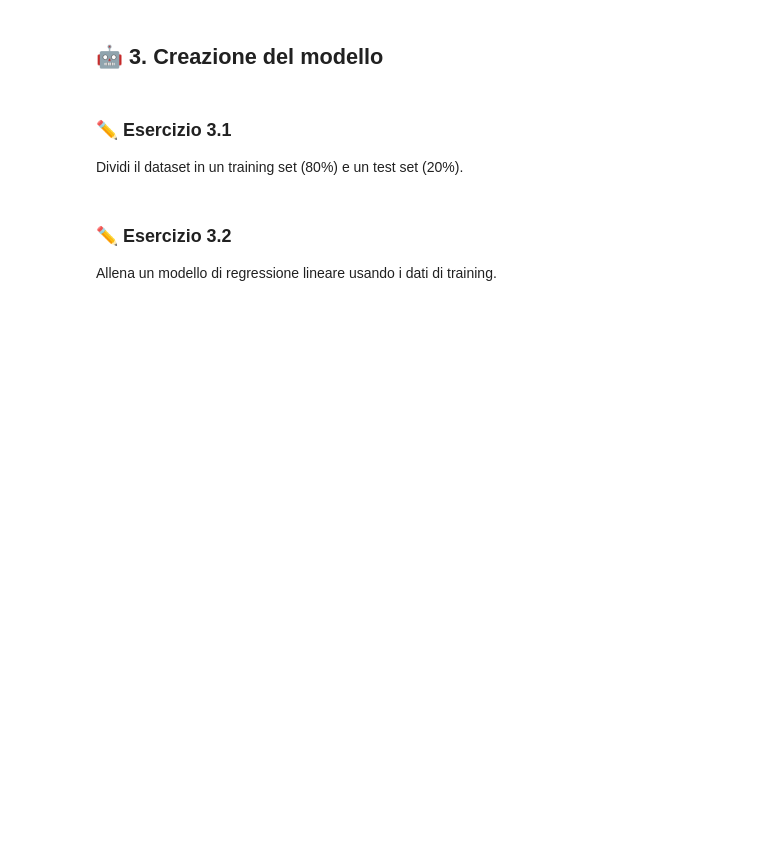
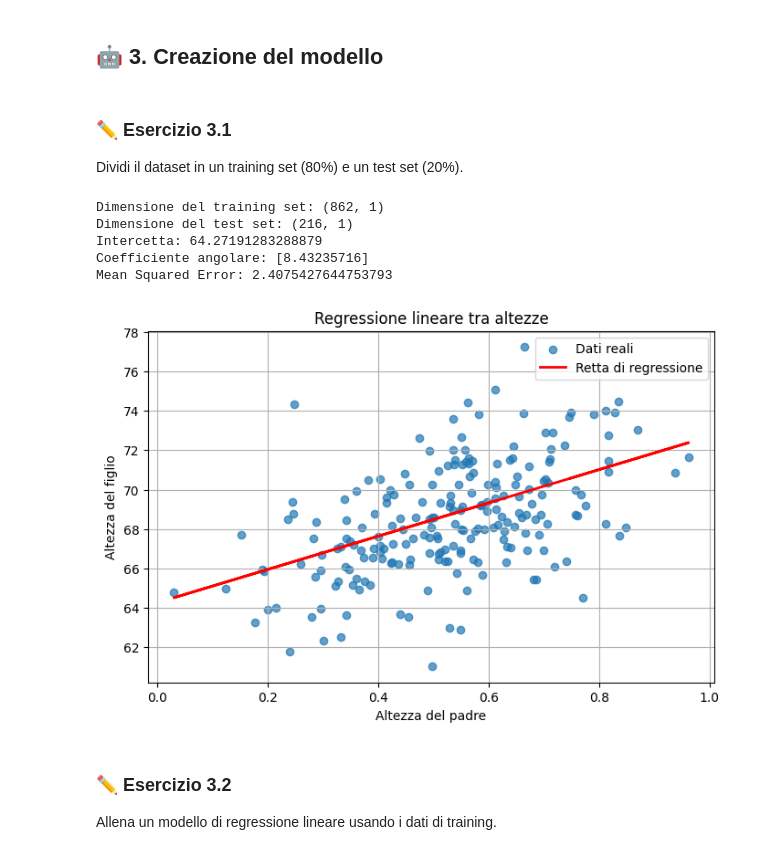
Before and after one commit to KingMagaIII/father-sons, a Jupyter notebook: Regressione_Lineare_Altezze.ipynb, the cells around one changed output. Cells and saved outputs as stored; diff of their text form; code cells hidden in the pictures; blank space fills up the shorter version.

```diff
--- a/Regressione_Lineare_Altezze.ipynb
+++ b/Regressione_Lineare_Altezze.ipynb
@@ -153,6 +173,63 @@ Standardizza o normalizza i dati (opzionale) per sperimentare come cambiano i ri
 Dividi il dataset in un training set (80%) e un test set (20%).
 # %%
 # Esercizio 3.1
+from sklearn.model_selection import train_test_split
+from sklearn.linear_model import LinearRegression
+from sklearn.metrics import mean_squared_error, root_mean_squared_error
+x = dataframe.drop(columns=["sheight"])
+y = dataframe["sheight"]
+
+x_train, x_test, y_train, y_test = train_test_split(x, y, test_size=0.2)
+
+print("Dimensione del training set:", x_train.shape)
+print("Dimensione del test set:", x_test.shape)
+
+#Normalizziamo i dati
+scaler = MinMaxScaler()
+scaler.fit(x_train)
+x_train = scaler.transform(x_train)
+x_test = scaler.transform(x_test)
+
+model = LinearRegression()
+model.fit(x_train, y_train)
+
+print("Intercetta:", model.intercept_)
+print("Coefficiente angolare:", model.coef_)
+
+y_pred = model.predict(x_test)
+mse = root_mean_squared_error(y_test, y_pred)
+print("Mean Squared Error:", mse)
+
+import numpy as np
+def plot_scatter_with_line(x, y, y_pred, x_label=None, y_label=None, title=None):
+    """
+    Crea uno scatter plot con una retta di regressione.
+
+    Parametri:
+    - x: array di valori sull'asse X
+    - y: array di valori sull'asse Y
+    - y_pred: array di valori predetti
+    - x_label: etichetta asse X (opzionale)
+    - y_label: etichetta asse Y (opzionale)
+    - title: titolo del grafico (opzionale)
+    """
+    plt.figure(figsize=(8, 5))
+    plt.scatter(x, y, alpha=0.7, label='Dati reali')
+    plt.plot(x, y_pred, color='red', label='Retta di regressione', linewidth=2)
+    plt.xlabel(x_label if x_label else 'X')
+    plt.ylabel(y_label if y_label else 'Y')
+    plt.title(title if title else 'Scatter plot con retta di regressione')
+    plt.legend()
+    plt.grid(True)
+    plt.show()
+plot_scatter_with_line(x_test[:, 0], y_test, y_pred, "Altezza del padre", "Altezza del figlio", "Regressione lineare tra altezze")
+# %% [output]
+Dimensione del training set: (862, 1)
+Dimensione del test set: (216, 1)
+Intercetta: 64.27191283288879
+Coefficiente angolare: [8.43235716]
+Mean Squared Error: 2.4075427644753793
+[figure, added]
 # %% [markdown]
 ### ✏️ Esercizio 3.2
 Allena un modello di regressione lineare usando i dati di training.
```
Also changed, not shown: parts of 1 cell of this notebook.
